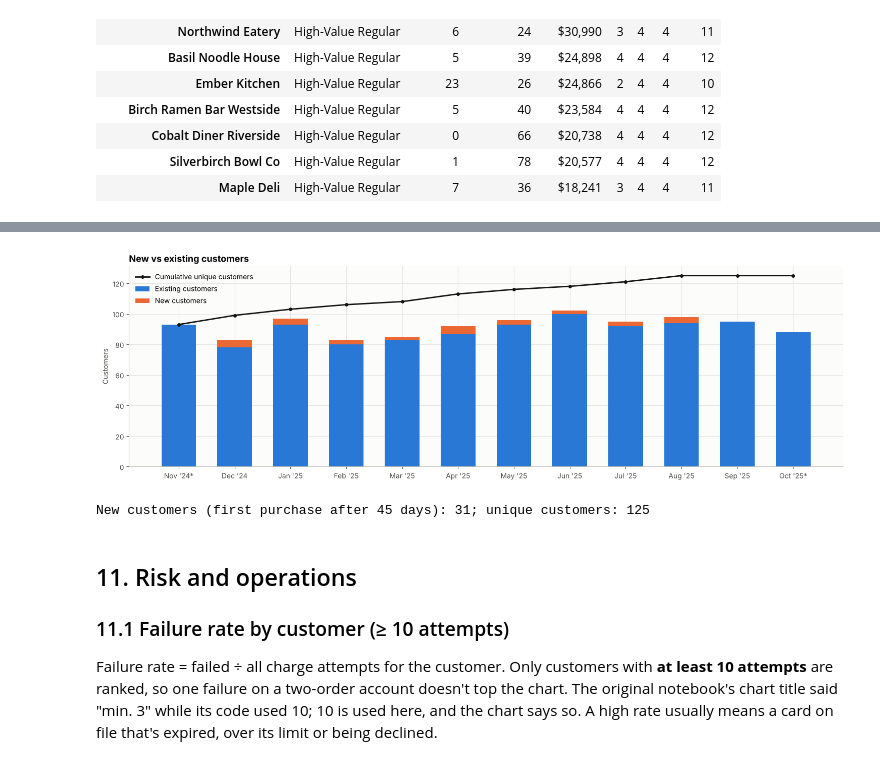
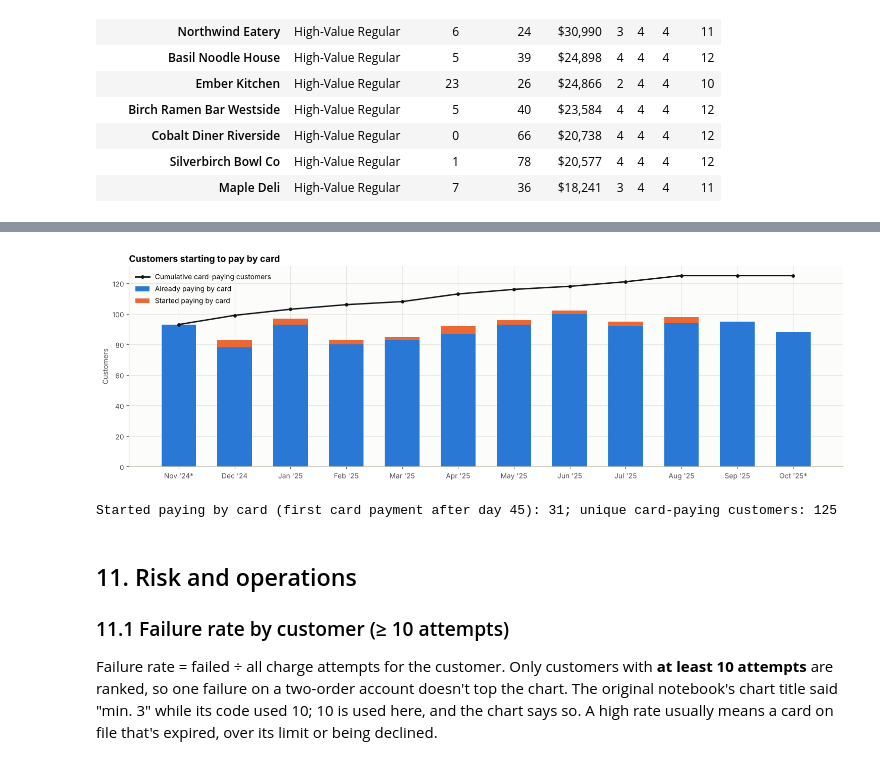
Before and after one commit to umairzia/cc-sales-dashboard, a Jupyter notebook: notebooks/cc_sales_analysis.ipynb, the cells around one changed output, grey strips where cells are left out. Drawn from its saved outputs; the diff is of its cells as text; code cells hidden in the pictures.

```diff
--- a/notebooks/cc_sales_analysis.ipynb
+++ b/notebooks/cc_sales_analysis.ipynb
@@ -794,9 +891,17 @@ elif P >= 2:
 if r_idx:
     rng = lambda idx: (f"{track.start[idx[0]]:%d %b}–{track.end[idx[-1]]:%d %b %Y}" if TF['period'] == 'week'
                        else f"{track.label[idx[0]]} – {track.label[idx[-1]]}")
-    base_avg, recent_avg = series[b_idx].mean(axis=1), series[r_idx].mean(axis=1)
+    rows = []
+    for cust, ys in series.iterrows():
+        if cust in stopped_set: continue                                  # paying another way now
+        b_on = [i for i in b_idx if not off_card(cust, i)]                # on-card periods only
+        r_on = [i for i in r_idx if not off_card(cust, i)]
+        if not b_on or not r_on: continue
+        rows.append({'customer': cust, 'base': ys[b_on].mean(), 'recent': ys[r_on].mean()})
+    avgs = pd.DataFrame(rows, columns=['customer', 'base', 'recent']).set_index('customer')
+    base_avg, recent_avg = avgs.base, avgs.recent
     chg = (recent_avg - base_avg) / base_avg.where(base_avg > 0)
-    last_day = named_sales.groupby('customer').day.max()
+    last_day = named_sales.groupby('customer').day.max().reindex(avgs.index)
     attention = pd.DataFrame({'baseline': base_avg / 100, 'recent': recent_avg / 100, 'change': chg,
                               'shortfall': (base_avg - recent_avg) / 100, 'days since': (date_to - last_day).dt.days})
     attention = attention[attention.change <= -ATTENTION_THRESHOLD].sort_values(['shortfall'], ascending=False)
@@ -834,22 +939,15 @@ Recent = Jul '25 – Sep '25; baseline = Apr '25 – Jun '25 (sequential). 32 cu
 # %%
 gaps = {}
-for cust, days in named_sales.groupby('customer').day:
-    d = days.drop_duplicates().sort_values()
-    if len(d) >= 3:
-        gaps[cust] = d.diff().dt.days.dropna().mean()
+for cust, d in pay_days.items():
+    if cust in stopped_set: continue                                      # not paying by card any more
+    on_card = [(b - a).days for a, b in zip(d, d[1:]) if (b - a).days < CARD_STOP_DAYS]  # breaks left out
+    if len(on_card) >= 2:
+        gaps[cust] = float(np.mean(on_card))
 cust_tbl = named_sales.groupby('customer').agg(gross=('cents', 'sum'), charges=('cents', 'size'), last=('day', 'max'))
 cust_tbl['since'] = (date_to - cust_tbl['last']).dt.days
 cadence = cust_tbl.join(pd.Series(gaps, name='usual_gap'), how='inner')
 cadence['x_usual'] = cadence.since / cadence.usual_gap
 overdue = cadence[(cadence.since >= 7) & (cadence.x_usual >= 2)].sort_values('gross', ascending=False)
-
-if P >= 3:
-    quiet_start = track.start.iloc[P - 2]
-    q = cust_tbl.join(pd.Series(gaps, name='usual_gap'))
-    quiet = q[(q['last'] < quiet_start) & (q.charges >= 2) & ~(q.usual_gap.notna() & (q.since <= 2 * q.usual_gap))].sort_values('gross', ascending=False)
-    print(f"Gone quiet: nothing in {track.label[P - 2]} or {track.label[P - 1]} (or since): {len(quiet)} customers, "
-          f"{money(quiet.gross.sum() / 100)} lifetime revenue between them")
-    display(quiet.assign(gross=quiet.gross.div(100).map(money), last=quiet['last'].dt.strftime('%d %b %Y'))[['gross', 'charges', 'last', 'since']].head(25))
 
 # Chart: usual gap (bars) and days since the last charge (diamonds) for the top 25 customers by revenue.
 top = cadence.sort_values('gross', ascending=False).head(25).sort_values('usual_gap', ascending=False)
@@ -860,11 +958,11 @@ if len(top):
     ax.barh(top.index, top.usual_gap, color=ACCENT, height=0.6, label='Usual gap (avg days between charges)')
     od = (top.since >= 7) & (top.x_usual >= 2)
     ax.scatter(np.minimum(top.since, cap), top.index, marker='D', s=40, color=np.where(od, WARN, INK2), zorder=3,
-               edgecolor='white', label='Days since last charge (amber = overdue, capped at the axis end)')
+               edgecolor='white', label='Days since last card payment (amber = overdue, capped at the axis end)')
     ax.set_xlim(0, cap); ax.set_xlabel('Days'); ax.legend(loc='upper right', frameon=False)
     ax.set_title(f"Payment cadence · top 25 by revenue (median usual gap {np.median(list(gaps.values())):.1f} days)")
     plt.tight_layout(); plt.show()
-print(f"Overdue against their own rhythm: {len(overdue)} customers")
+print(f"Overdue against their own rhythm (under {CARD_STOP_DAYS} days, at least 2× their usual gap): {len(overdue)} customers")
 display(overdue.assign(gross=overdue.gross.div(100).map(money), usual_gap=overdue.usual_gap.round(1), x_usual=overdue.x_usual.round(1))
         [['usual_gap', 'since', 'x_usual', 'gross']].head(15))
 # %% [output]
@@ -1022,29 +1109,29 @@ The original counted *everyone* in the first month as new. The line is the runni
 # %%
 new_known = TF['warmup'] is not None and span_days > TF['warmup']
 warm_end = date_from + pd.Timedelta(days=(TF['warmup'] or 0) - 1) if new_known else date_to
 first_bucket = {c: (bucket_of(pd.Series([d]))[0] if d > warm_end else -1) for c, d in first_day.items()}
 active_sets = named_sales.assign(b=bucket_of(named_sales.day)).groupby('b').customer.unique()
 acq = pd.DataFrame(index=buckets.index, columns=['new', 'existing', 'cumulative'], data=0)
 seen = set()
 for i in buckets.index:
     names = active_sets.get(i, [])
     acq.loc[i, 'new'] = sum(first_bucket[n] == i for n in names)
     acq.loc[i, 'existing'] = len(names) - acq.loc[i, 'new']
     seen.update(names); acq.loc[i, 'cumulative'] = len(seen)
 
 fig, ax = plt.subplots(figsize=(15, 4.8))
-ax.bar(x, acq.existing, width=0.62, color=ACCENT, label='Existing customers' if new_known else 'Active customers')
+ax.bar(x, acq.existing, width=0.62, color=ACCENT, label='Already paying by card' if new_known else 'Paying by card')
 if new_known:
-    ax.bar(x, acq.new, bottom=acq.existing, width=0.62, color=ORANGE, label='New customers')
-ax.plot(x, acq.cumulative, color=INK, marker='o', ms=4, lw=2, label='Cumulative unique customers')
+    ax.bar(x, acq.new, bottom=acq.existing, width=0.62, color=ORANGE, label='Started paying by card')
+ax.plot(x, acq.cumulative, color=INK, marker='o', ms=4, lw=2, label='Cumulative card-paying customers')
 ax.set_xticks(x, buckets.label, rotation=0 if len(x) <= 14 else 45, ha='center' if len(x) <= 14 else 'right')
-ax.set_ylabel('Customers'); ax.legend(frameon=False, loc='upper left'); ax.set_title('New vs existing customers')
+ax.set_ylabel('Customers'); ax.legend(frameon=False, loc='upper left'); ax.set_title('Customers starting to pay by card')
 plt.tight_layout(); plt.show()
-print(f"New customers (first purchase after {TF['warmup']} days): {acq.new.sum()}; unique customers: {acq.cumulative.iloc[-1]}"
-      if new_known else "Too little history to tell new customers from existing ones.")
+print(f"Started paying by card (first card payment after day {TF['warmup']}): {acq.new.sum()}; unique card-paying customers: {acq.cumulative.iloc[-1]}"
+      if new_known else "Too little history to tell who started paying by card.")
 # %% [output]
-[figure, old version]
+[figure, new version]
-New customers (first purchase after 45 days): 31; unique customers: 125
+Started paying by card (first card payment after day 45): 31; unique card-paying customers: 125
 # %% [markdown]
 ## 11. Risk and operations
 
```
Also changed, not shown: parts of 21 cells of this notebook, 17 other files.
